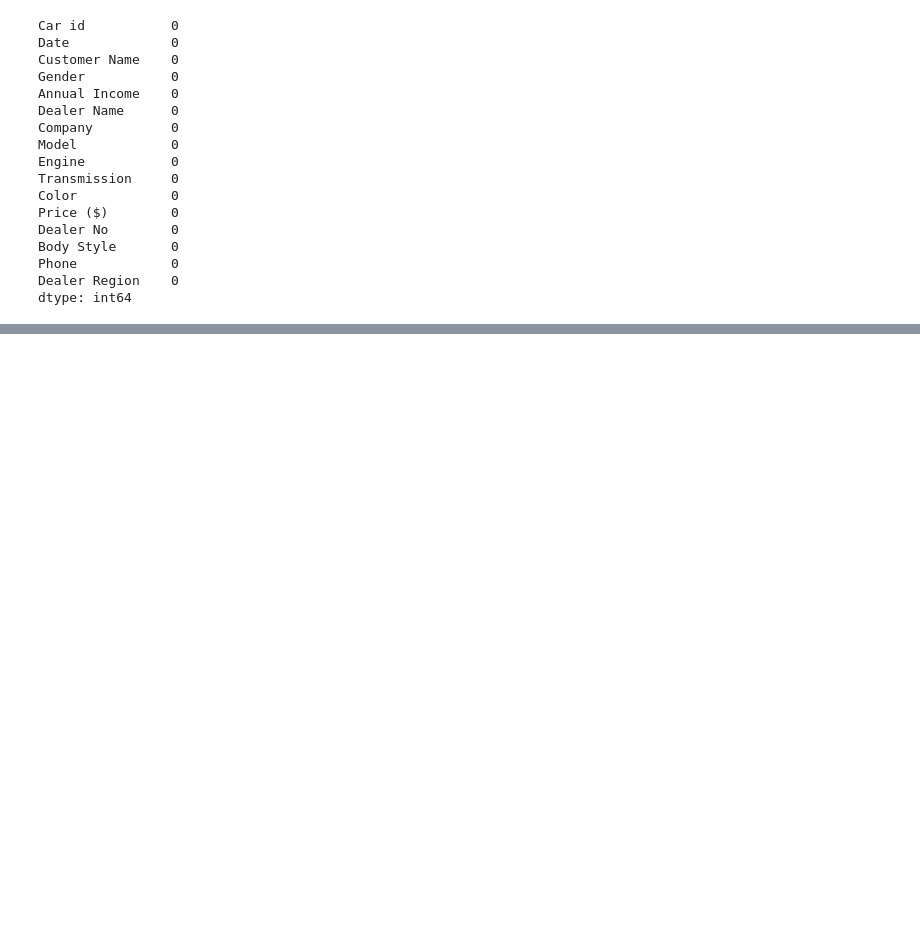
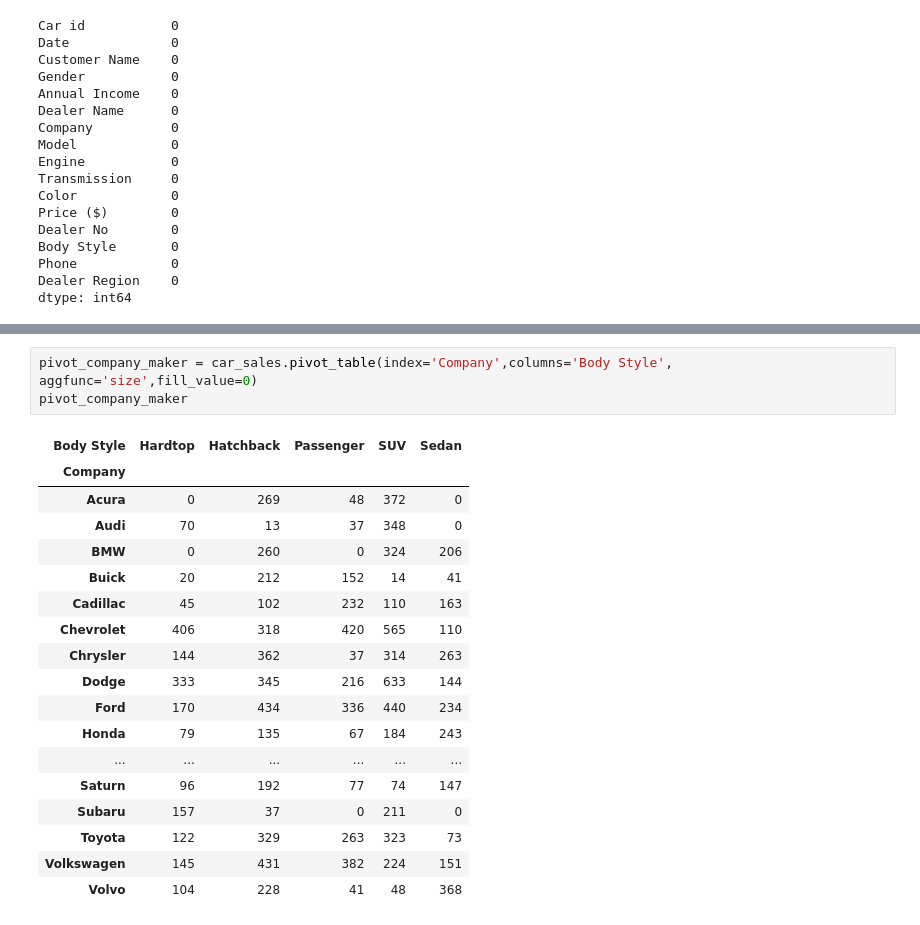
Before and after one commit to leolion023/Travis_Helton_car_sales, a Jupyter notebook: src/Notebooks/car_sales.ipynb, the cells around one changed output, grey strips where cells are left out. Cells and saved outputs as stored; diff of their text form; blank space fills up the shorter version.

```diff
--- a/src/Notebooks/car_sales.ipynb
+++ b/src/Notebooks/car_sales.ipynb
@@ -128,0 +157,22 @@ dtype: int64
+# %%
+pivot_company_maker = car_sales.pivot_table(index='Company',columns='Body Style', aggfunc='size',fill_value=0)
+pivot_company_maker
+# %% [output]
+| Body Style | Hardtop | Hatchback | Passenger | SUV | Sedan |
+| Company |  |  |  |  |  |
+| Acura | 0 | 269 | 48 | 372 | 0 |
+| Audi | 70 | 13 | 37 | 348 | 0 |
+| BMW | 0 | 260 | 0 | 324 | 206 |
+| Buick | 20 | 212 | 152 | 14 | 41 |
+| Cadillac | 45 | 102 | 232 | 110 | 163 |
+| Chevrolet | 406 | 318 | 420 | 565 | 110 |
+| Chrysler | 144 | 362 | 37 | 314 | 263 |
+| Dodge | 333 | 345 | 216 | 633 | 144 |
+| Ford | 170 | 434 | 336 | 440 | 234 |
+| Honda | 79 | 135 | 67 | 184 | 243 |
+| ... | ... | ... | ... | ... | ... |
+| Saturn | 96 | 192 | 77 | 74 | 147 |
+| Subaru | 157 | 37 | 0 | 211 | 0 |
+| Toyota | 122 | 329 | 263 | 323 | 73 |
+| Volkswagen | 145 | 431 | 382 | 224 | 151 |
+| Volvo | 104 | 228 | 41 | 48 | 368 |
```
Also changed, not shown: parts of 5 cells of this notebook.
